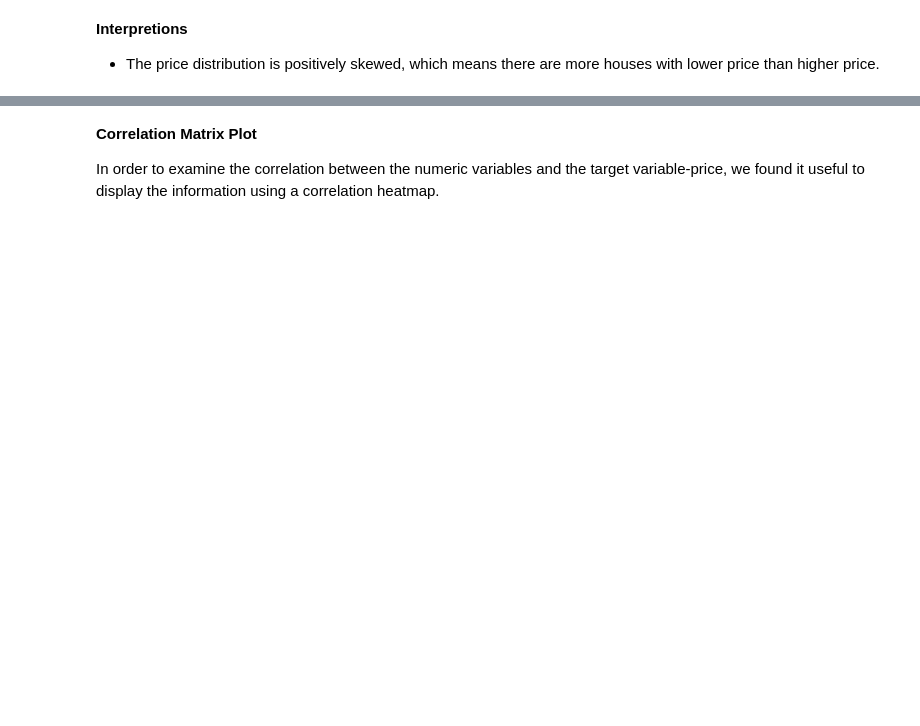
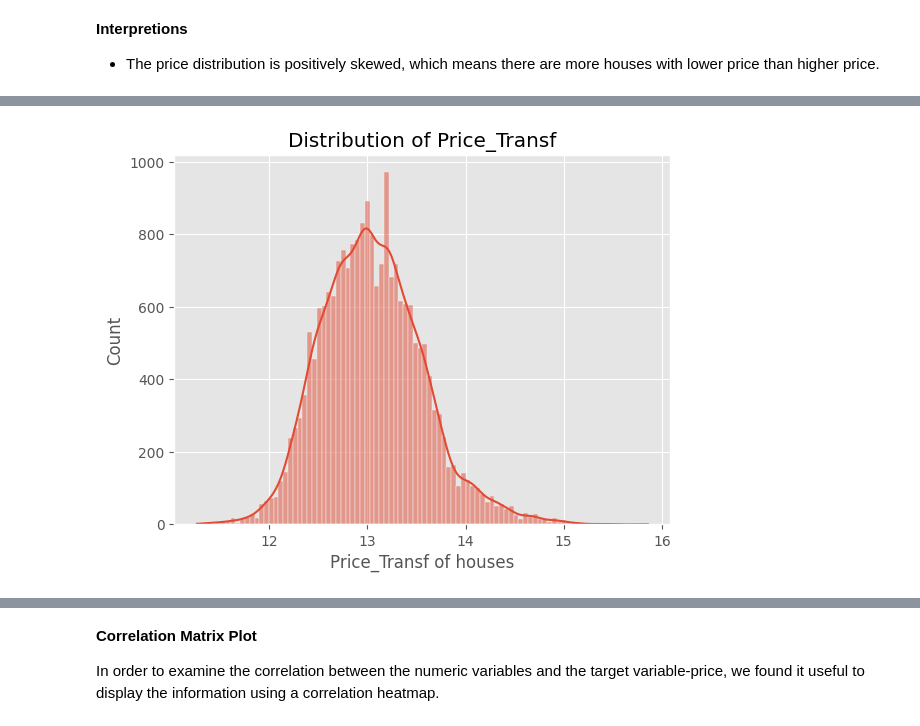
Before and after one commit to D-EKALE/KC-Housing-Project-2, a Jupyter notebook: student.ipynb, the cells around one changed output, grey strips where cells are left out. Cells and saved outputs as stored; diff of their text form; code cells hidden in the pictures; blank space fills up the shorter version.

```diff
--- a/student.ipynb
+++ b/student.ipynb
@@ -177,0 +213,8 @@ plt.show()
+# %%
+sns.histplot(df.price_transf, kde=True)
+plt.title('Distribution of Price_Transf')
+plt.xlabel('Price_Transf of houses')
+plt.ylabel('Count')
+plt.show()
+# %% [output]
+[figure, added]
```
Also changed, not shown: parts of 13 cells of this notebook.
